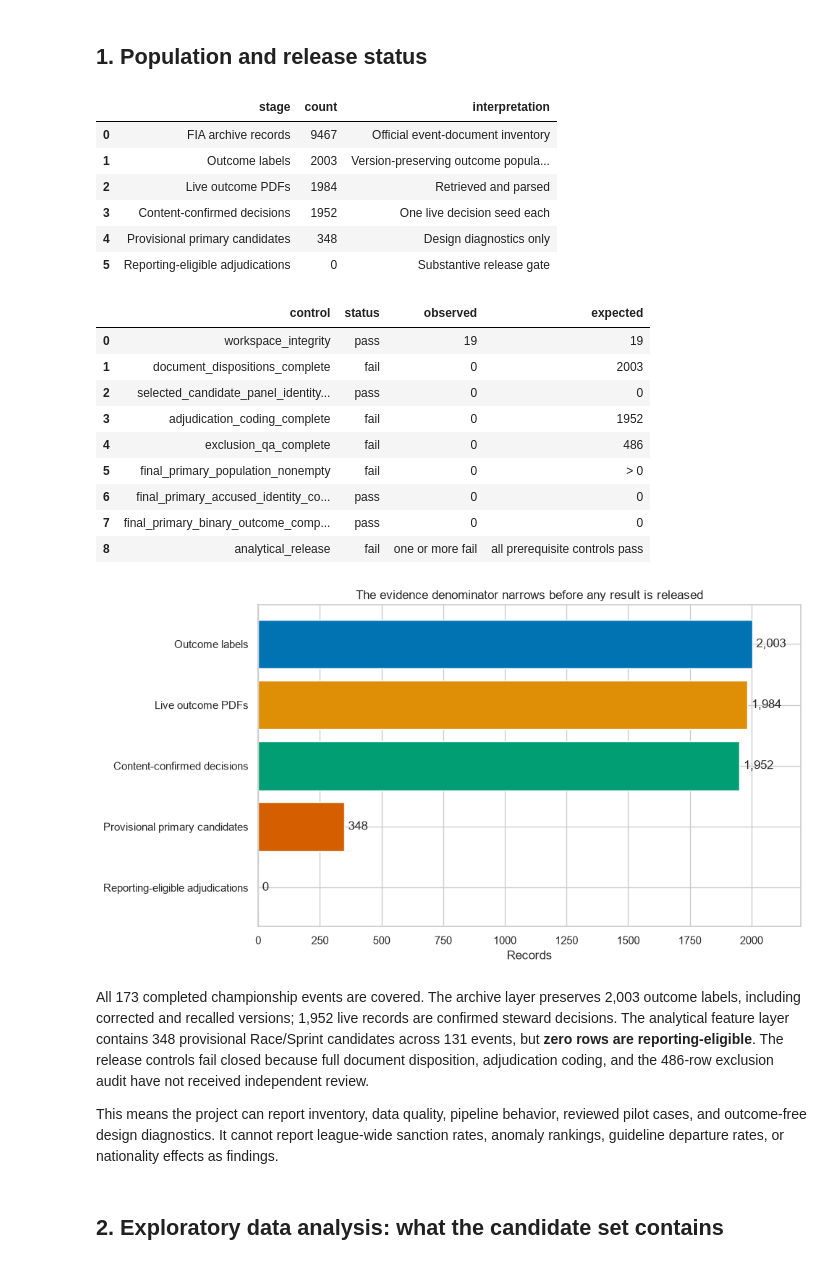
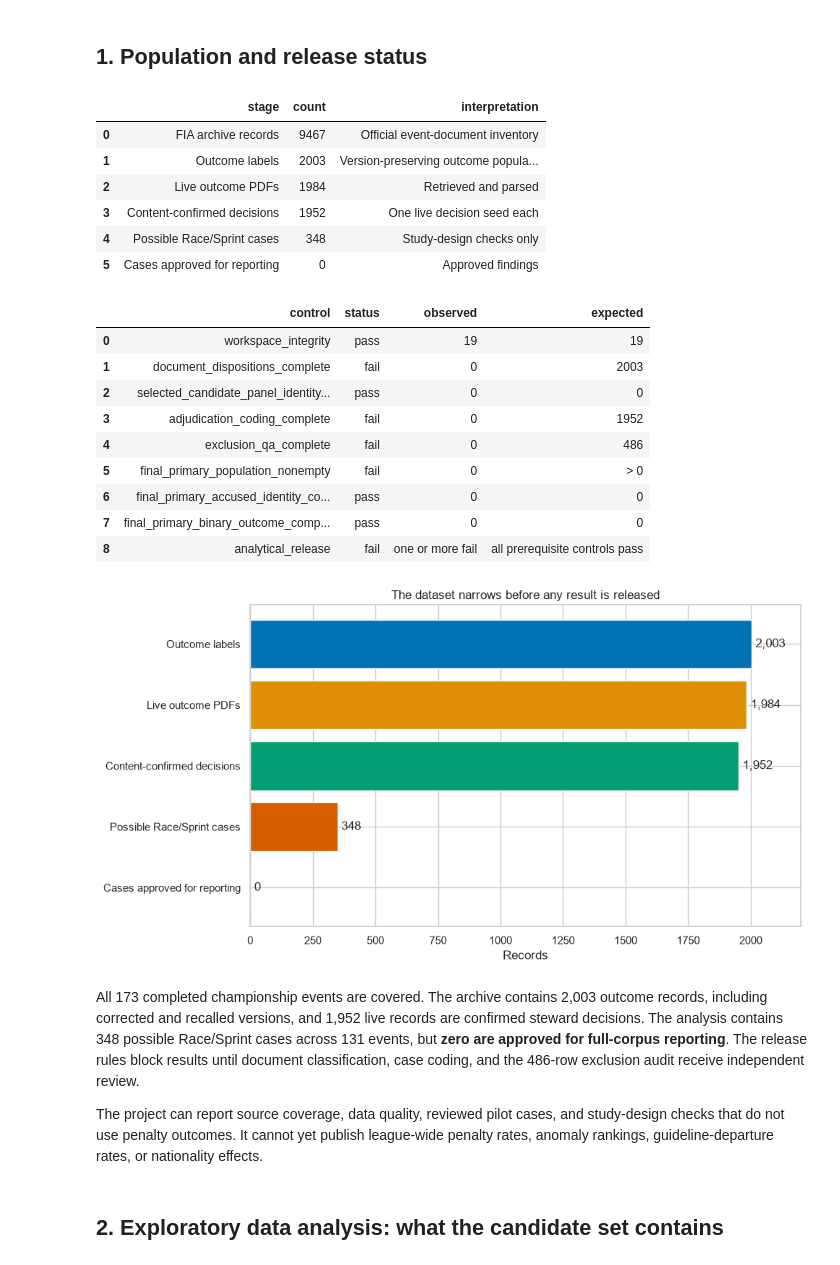
Before and after one commit to brianbzeng/f1-stewarding-analysis, a Jupyter notebook: notebooks/06_final_oversight_report.ipynb, the cells around one changed output. Cells and saved outputs as stored; diff of their text form; code cells hidden in the pictures.

Commit message:
Simplify final report and sharpen study design

```diff
--- a/notebooks/06_final_oversight_report.ipynb
+++ b/notebooks/06_final_oversight_report.ipynb
@@ -91,8 +90,8 @@ flow = pd.DataFrame(
             "Outcome labels",
             "Live outcome PDFs",
             "Content-confirmed decisions",
-            "Provisional primary candidates",
-            "Reporting-eligible adjudications",
+            "Possible Race/Sprint cases",
+            "Cases approved for reporting",
         ],
         "count": [
             9_467,
@@ -107,56 +106,55 @@ flow = pd.DataFrame(
             "Version-preserving outcome population",
             "Retrieved and parsed",
             "One live decision seed each",
-            "Design diagnostics only",
-            "Substantive release gate",
+            "Study-design checks only",
+            "Approved findings",
         ],
     }
 )
 assert flow["count"].tolist() == [9467, 2003, 1984, 1952, 348, 0]
 assert latest_build["release_status"] == "blocked_pending_human_review"
 display(flow)
 display(controls)
 
 fig, ax = plt.subplots(figsize=(10, 5.5))
 plot_flow = flow.iloc[1:].copy()
 bars = ax.barh(plot_flow["stage"], plot_flow["count"], color=COLORS[:5])
 ax.invert_yaxis()
-ax.set(title="The evidence denominator narrows before any result is released", xlabel="Records")
+ax.set(title="The dataset narrows before any result is released", xlabel="Records")
 ax.bar_label(bars, labels=[f"{value:,}" for value in plot_flow["count"]], padding=4)
 ax.set_xlim(0, 2200)
 plt.tight_layout()
 fig.savefig(GENERATED / "population_flow.png", dpi=180, bbox_inches="tight")
 plt.show()
 # %% [output]
 |  | stage | count | interpretation |
 | 0 | FIA archive records | 9467 | Official event-document inventory |
 | 1 | Outcome labels | 2003 | Version-preserving outcome popula... |
 | 2 | Live outcome PDFs | 1984 | Retrieved and parsed |
 | 3 | Content-confirmed decisions | 1952 | One live decision seed each |
-| 4 | Provisional primary candidates | 348 | Design diagnostics only |
-| 5 | Reporting-eligible adjudications | 0 | Substantive release gate |
+| 4 | Possible Race/Sprint cases | 348 | Study-design checks only |
+| 5 | Cases approved for reporting | 0 | Approved findings |
 |  | control | status | observed | expected |
 | 0 | workspace_integrity | pass | 19 | 19 |
 | 1 | document_dispositions_complete | fail | 0 | 2003 |
 | 2 | selected_candidate_panel_identity... | pass | 0 | 0 |
 | 3 | adjudication_coding_complete | fail | 0 | 1952 |
 | 4 | exclusion_qa_complete | fail | 0 | 486 |
 | 5 | final_primary_population_nonempty | fail | 0 | > 0 |
 | 6 | final_primary_accused_identity_co... | pass | 0 | 0 |
 | 7 | final_primary_binary_outcome_comp... | pass | 0 | 0 |
 | 8 | analytical_release | fail | one or more fail | all prerequisite controls pass |
-[figure, old version]
+[figure, new version]
 # %% [markdown]
-All 173 completed championship events are covered. The archive layer preserves 2,003 outcome
-labels, including corrected and recalled versions; 1,952 live records are confirmed steward
-decisions. The analytical feature layer contains 348 provisional Race/Sprint candidates across 131
-events, but **zero rows are reporting-eligible**. The release controls fail closed because full
-document disposition, adjudication coding, and the 486-row exclusion audit have not received
-independent review.
+All 173 completed championship events are covered. The archive contains 2,003 outcome records,
+including corrected and recalled versions, and 1,952 live records are confirmed steward decisions.
+The analysis contains 348 possible Race/Sprint cases across 131 events, but **zero are approved for
+full-corpus reporting**. The release rules block results until document classification, case coding,
+and the 486-row exclusion audit receive independent review.
 
-This means the project can report inventory, data quality, pipeline behavior, reviewed pilot cases,
-and outcome-free design diagnostics. It cannot report league-wide sanction rates, anomaly rankings,
-guideline departure rates, or nationality effects as findings.
+The project can report source coverage, data quality, reviewed pilot cases, and study-design checks
+that do not use penalty outcomes. It cannot yet publish league-wide penalty rates, anomaly rankings,
+guideline-departure rates, or nationality effects.
 # %% [markdown]
 ## 2. Exploratory data analysis: what the candidate set contains
 # %%
```
Also changed, not shown: parts of 13 cells of this notebook, 7 other files.
